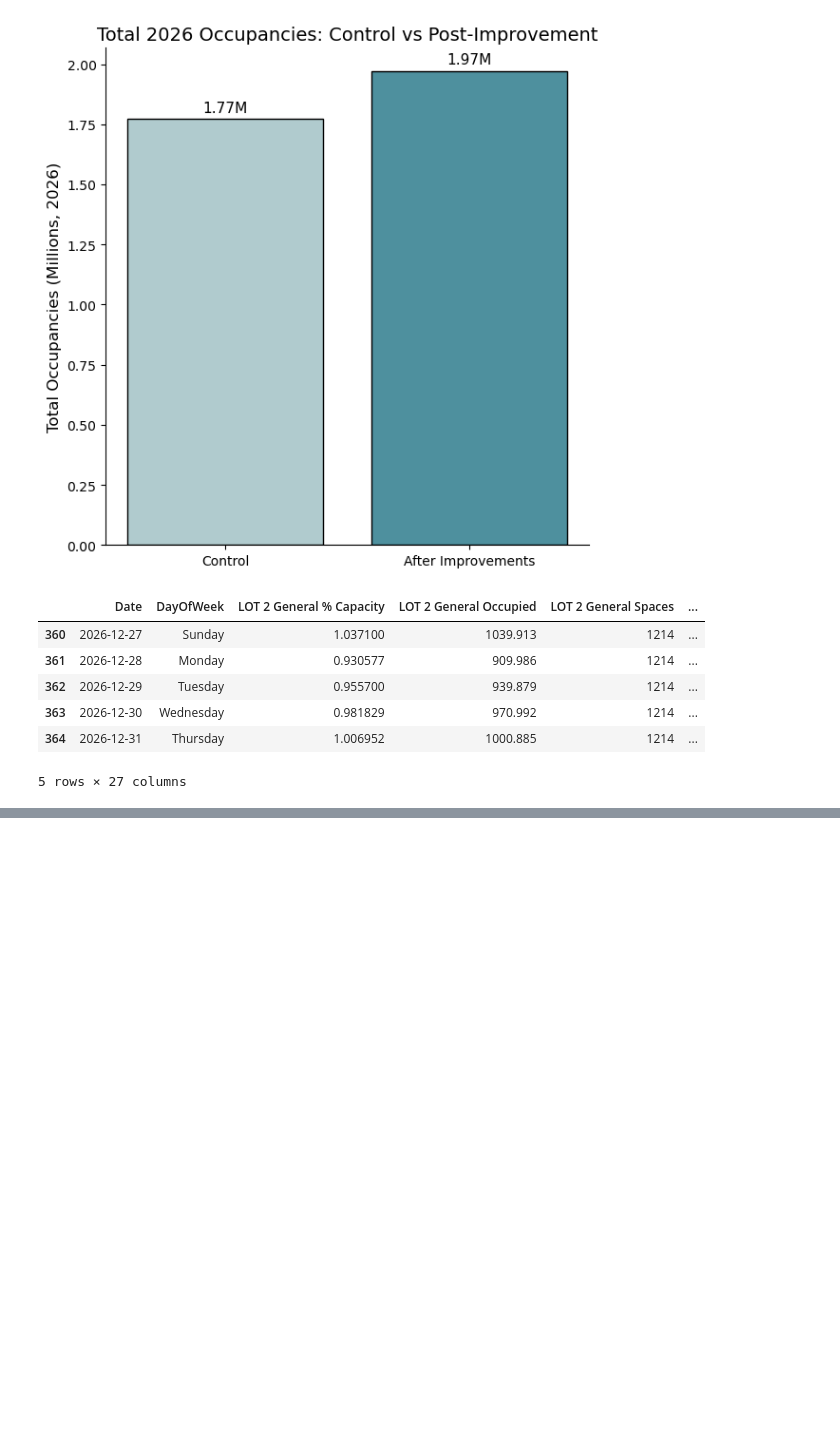
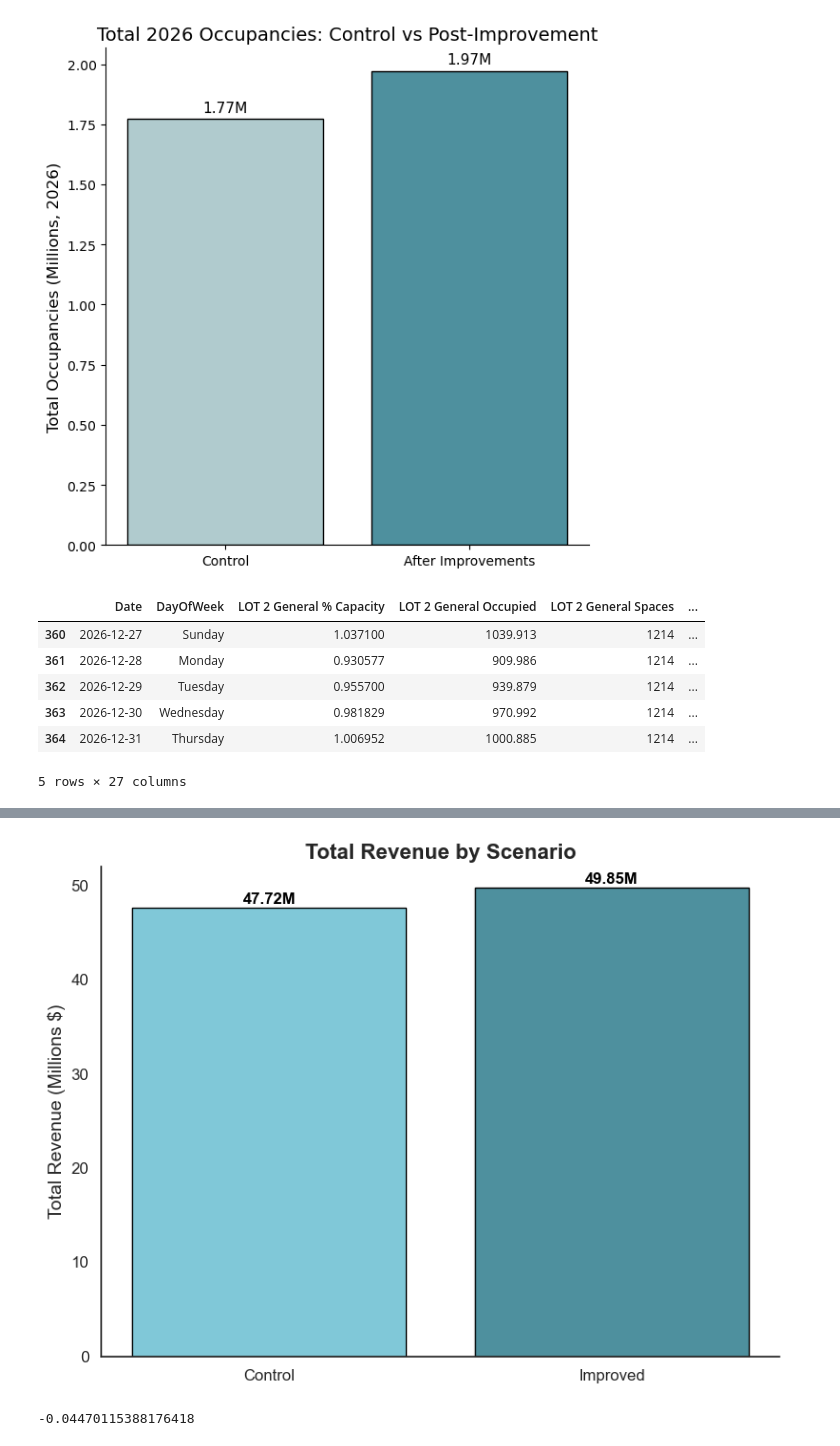
Before and after one commit to doom-boy/Ontario-Competition-Project, a Jupyter notebook: dynamicOccupationsHypothetical-Copy1.ipynb, the cells around one changed output, grey strips where cells are left out. Saved outputs shown, nothing was run; the diff lists cells and outputs as text; code cells hidden in the pictures; blank space fills up the shorter version.

```diff
--- a/dynamicOccupationsHypothetical-Copy1.ipynb
+++ b/dynamicOccupationsHypothetical-Copy1.ipynb
@@ -911,0 +1096,47 @@ df_hypo_converge.to_csv("IDEALoccupations.csv", index = False)
+# %%
+# --- Prepare totals for bar graph ---
+totals_df = totals.reset_index()
+totals_df['Revenue_M'] = totals_df['predictedRevenue'] / 1e6  # convert to millions
+
+# --- Plot bar graph ---
+sns.set_style("white")
+plt.figure(figsize=(8, 6))
+
+bars = plt.bar(
+    totals_df['Scenario'],
+    totals_df['Revenue_M'],
+    color=[colors[sc] for sc in totals_df['Scenario']],
+    edgecolor='black'
+)
+
+# Add labels on top of bars
+for bar in bars:
+    height = bar.get_height()
+    plt.text(
+        bar.get_x() + bar.get_width() / 2,
+        height + 0.1,
+        f'{height:.2f}M',
+        ha='center',
+        va='bottom',
+        fontsize=12,
+        fontweight='bold',
+        color='black'
+    )
+
+# --- Aesthetics ---
+plt.ylabel("Total Revenue (Millions $)", fontsize=14)
+plt.title("Total Revenue by Scenario", fontsize=16, fontweight='bold')
+plt.yticks(fontsize=12)
+plt.xticks(fontsize=12)
+plt.ylim(0,52)
+sns.despine()
+plt.tight_layout()
+
+plt.savefig("total_revenue_bargraph.png", dpi=300, bbox_inches='tight')
+plt.show()
+# %% [output]
+[figure, added]
+# %%
+(47718639.56 - 49851717.81) / 47718639.56)
+# %% [output]
+-0.04470115388176418
```
Also changed, not shown: parts of 6 cells of this notebook, 9 other files.
